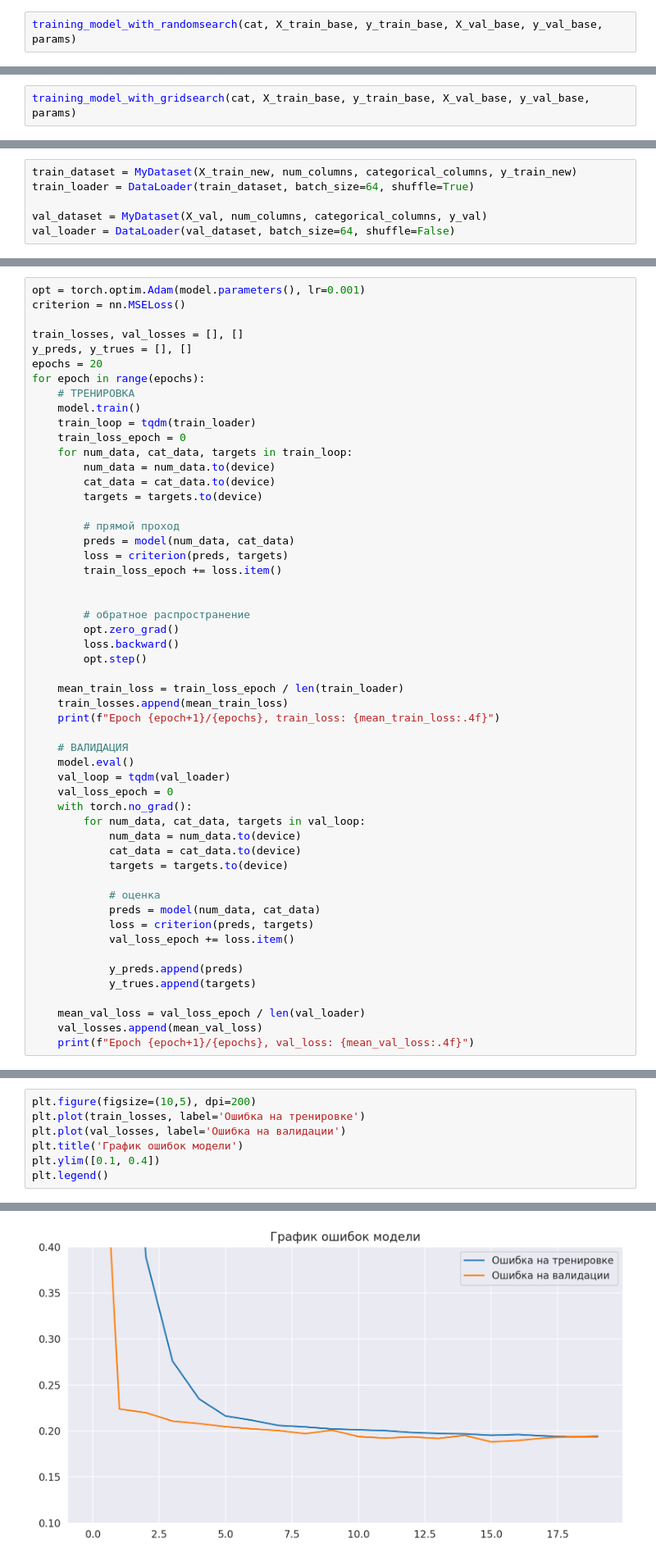
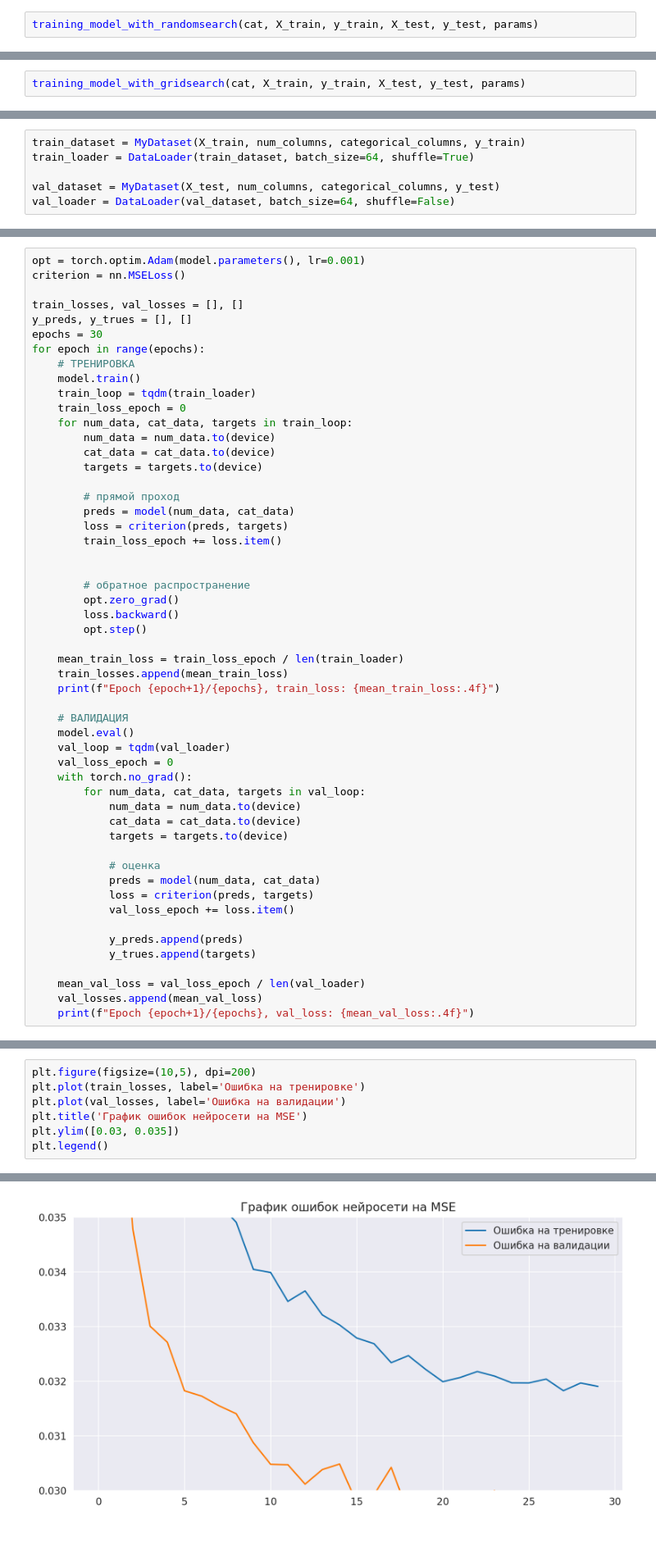
Before and after one commit to Safuanov888/Employee-safety-assessment, a Jupyter notebook: Work.ipynb, the cells around one changed output, grey strips where cells are left out. Shown at 82% size. Cells and saved outputs as stored; diff of their text form; blank space fills up the shorter version.

```diff
--- a/Work.ipynb
+++ b/Work.ipynb
@@ -590,6 +541,6 @@ params = {
 }
 cat = CatBoostRegressor(task_type='GPU', verbose=0)
 # %%
-training_model_with_randomsearch(cat, X_train_base, y_train_base, X_val_base, y_val_base, params)
+training_model_with_randomsearch(cat, X_train, y_train, X_test, y_test, params)
 # %% [output]
 Fitting 3 folds for each of 10 candidates, totalling 30 fits
@@ -605,2 +558,2 @@ print(f'Вычисленное значение rmse: {np.sqrt(mean_squared_erro
 # %%
-training_model_with_gridsearch(cat, X_train_base, y_train_base, X_val_base, y_val_base, params)
+training_model_with_gridsearch(cat, X_train, y_train, X_test, y_test, params)
@@ -621,10 +578,10 @@ class MyDataset(Dataset):
     def __getitem__(self, idx):
         return torch.FloatTensor(self.num_data.iloc[idx].values), torch.LongTensor(self.cat_data.iloc[idx].values), (self.targets.iloc[idx].values).astype('float32')
 # %%
-train_dataset = MyDataset(X_train_new, num_columns, categorical_columns, y_train_new)
+train_dataset = MyDataset(X_train, num_columns, categorical_columns, y_train)
 train_loader = DataLoader(train_dataset, batch_size=64, shuffle=True)
 
-val_dataset = MyDataset(X_val, num_columns, categorical_columns, y_val)
+val_dataset = MyDataset(X_test, num_columns, categorical_columns, y_test)
 val_loader = DataLoader(val_dataset, batch_size=64, shuffle=False)
 # %% [markdown]
 # Архитектура нейросети
@@ -725,7 +682,7 @@ criterion = nn.MSELoss()
 
 train_losses, val_losses = [], []
 y_preds, y_trues = [], []
-epochs = 20
+epochs = 30
 for epoch in range(epochs):
     # ТРЕНИРОВКА
     model.train()
@@ -789,10 +746,10 @@ Epoch 6/20, val_loss: 0.2045
 # %%
 plt.figure(figsize=(10,5), dpi=200)
 plt.plot(train_losses, label='Ошибка на тренировке')
 plt.plot(val_losses, label='Ошибка на валидации')
-plt.title('График ошибок модели')
-plt.ylim([0.1, 0.4])
+plt.title('График ошибок нейросети на MSE')
+plt.ylim([0.03, 0.035])
 plt.legend()
 # %% [output]
 <matplotlib.legend.Legend at 0x...>
-[figure, old version]
+[figure, new version]
```
Also changed, not shown: parts of 70 cells of this notebook, 6 other files.
